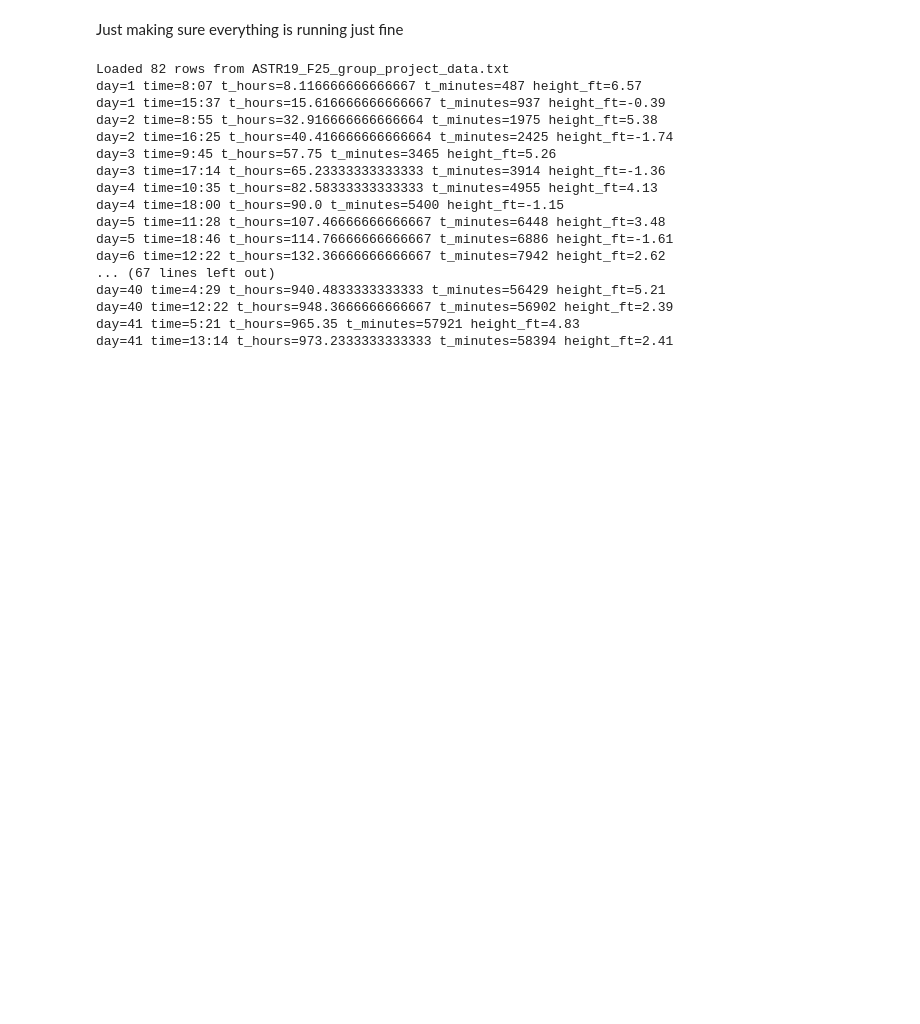
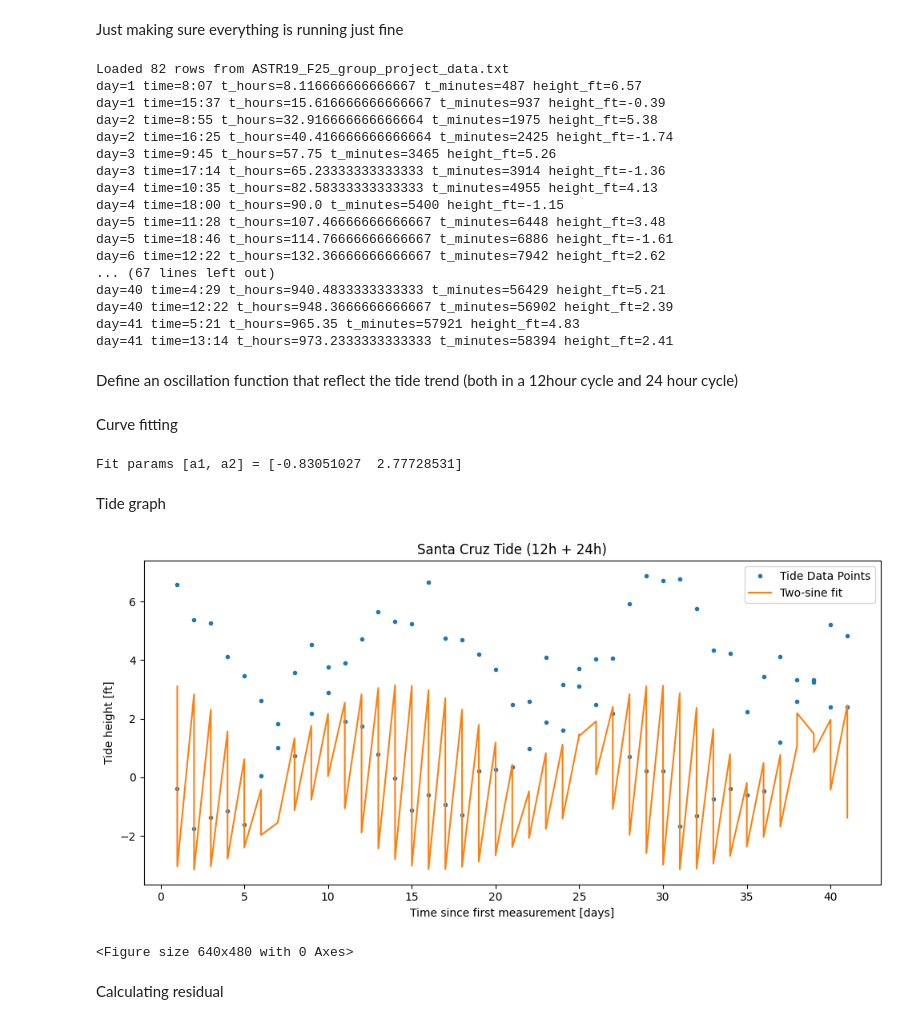
Before and after one commit to PrIceZeng-816/ASTR_19_Project, a Jupyter notebook: Project.ipynb, the cells around one changed output. Saved outputs shown, nothing was run; the diff lists cells and outputs as text; code cells hidden in the pictures; blank space fills up the shorter version.

```diff
--- a/Project.ipynb
+++ b/Project.ipynb
@@ -59,3 +59,56 @@ day=40 time=4:29 t_hours=940.4833333333333 t_minutes=56429 height_ft=5.21
 day=40 time=12:22 t_hours=948.3666666666667 t_minutes=56902 height_ft=2.39
 day=41 time=5:21 t_hours=965.35 t_minutes=57921 height_ft=4.83
 day=41 time=13:14 t_hours=973.2333333333333 t_minutes=58394 height_ft=2.41
+# %% [markdown]
+Define an oscillation function that reflect the tide trend (both in a 12hour cycle and 24 hour cycle)
+# %%
+# we know the line should goes just like a sine function
+# we know that we need to describe the intra- and inter-day variations, that means the sum of two periodic sine functions
+# attempt 1
+
+# given 0.25
+uncertainty = 0.25
+
+def tide_sin_model(t_minutes, a1, a2):
+    intra_day_time = 2*np.pi / (12*60.0)
+    inter_day_time = 2*np.pi / (24*60.0)
+    return (a1*np.sin(intra_day_time*t_minutes)
+            + a2*np.sin(inter_day_time*t_minutes))
+# %% [markdown]
+Curve fitting
+# %%
+# In its documentation, the sigma modifier of the curve fit must match the length and format of ydata
+sigma = np.full_like(y_axis, uncertainty, dtype=float)
+
+popt, pcov = curve_fit(
+    f = tide_sin_model,
+    xdata = t_plus_minutes,
+    ydata = y_axis,
+    sigma = sigma,
+)
+
+print("Fit params [a1, a2] =", popt)
+
+y_fit = tide_sin_model(t_plus_minutes, popt[0], popt[1])
+# %% [output]
+Fit params [a1, a2] = [-0.83051027  2.77728531]
+# %% [markdown]
+Tide graph
+# %%
+t_plot_day = usable_data["day"].astype(int)
+
+plt.figure(figsize=(10,5),facecolor="white")
+plt.plot(t_plot_day, y_axis, ".", label="Tide Data Points")
+plt.plot(t_plot_day, y_fit, "-", label="Two-sine fit")
+plt.xlabel("Time since first measurement [days]")
+plt.ylabel("Tide height [ft]")
+plt.title("Santa Cruz Tide (12h + 24h)")
+plt.legend()
+plt.tight_layout()
+plt.show()
+plt.savefig("Santa_Cruz_Tide (12h + 24h).png")
+# %% [output]
+[figure, added]
+<Figure size 640x480 with 0 Axes>
+# %% [markdown]
+Calculating residual
```
Also changed, not shown: parts of 3 cells of this notebook.
